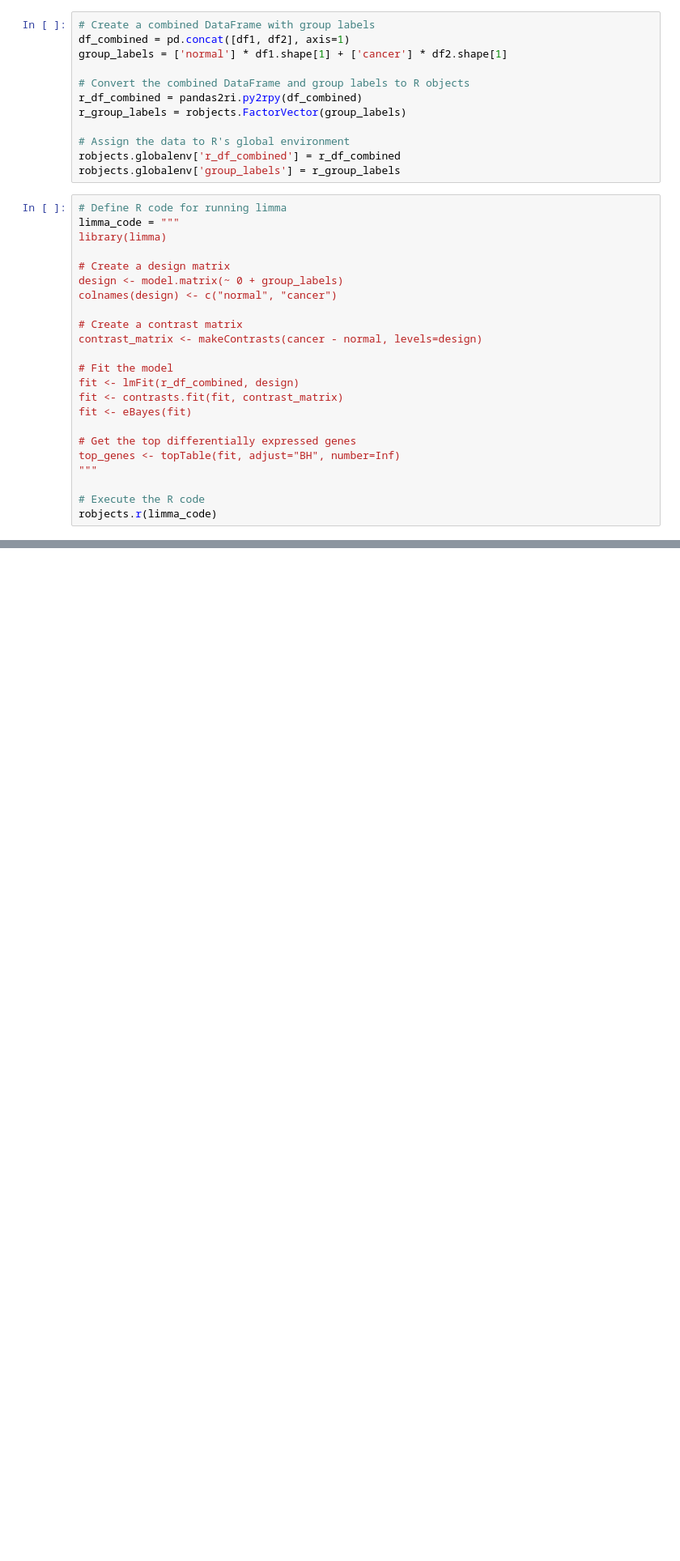
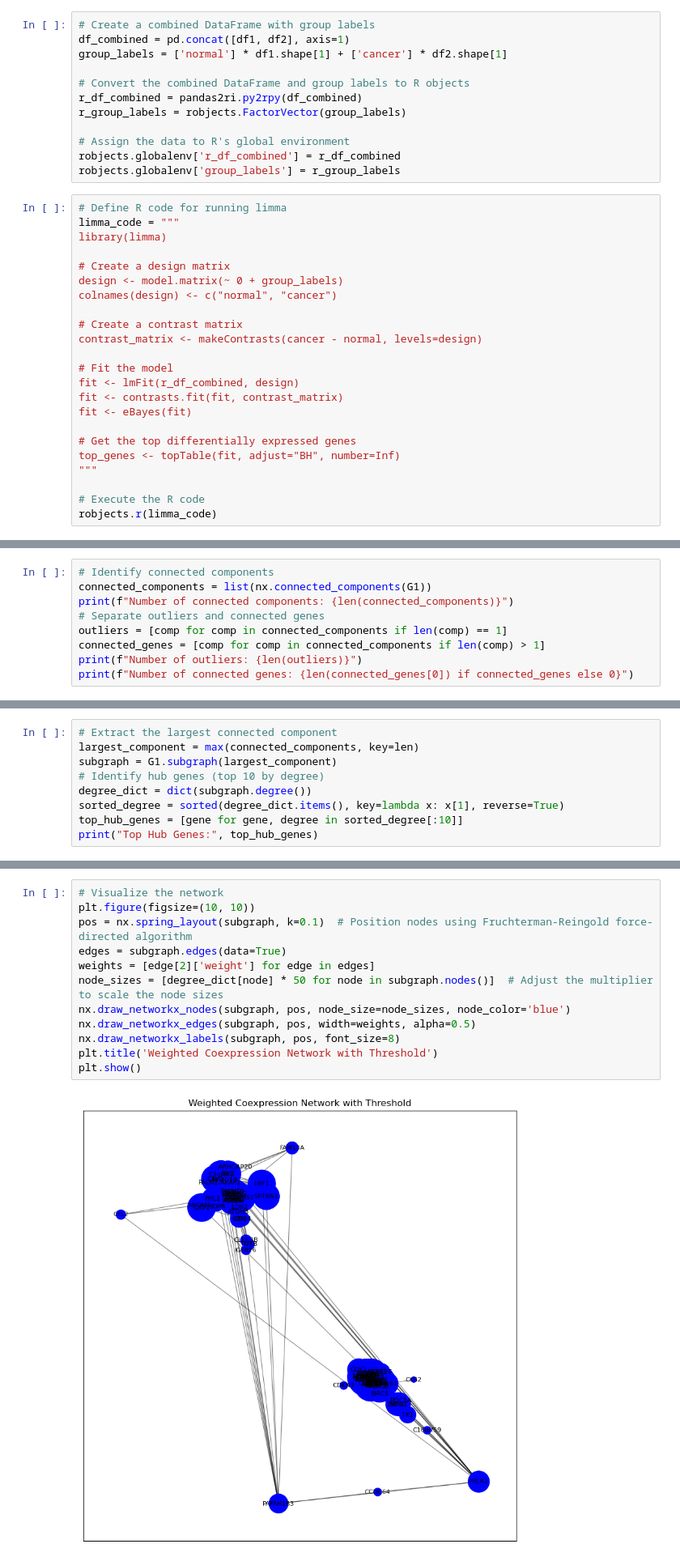
Before and after one commit to lizekss/BRCA-DEG-Analysis, a Jupyter notebook: notebook.ipynb, the cells around one changed output, grey strips where cells are left out. Shown at 81% size. Cells and saved outputs as stored; diff of their text form; blank space fills up the shorter version.

```diff
--- a/notebook.ipynb
+++ b/notebook.ipynb
@@ -173,0 +241,9 @@ KIF20A    300.942221
+# %%
+# Identify connected components
+connected_components = list(nx.connected_components(G1))
+print(f"Number of connected components: {len(connected_components)}")
+# Separate outliers and connected genes
+outliers = [comp for comp in connected_components if len(comp) == 1]
+connected_genes = [comp for comp in connected_components if len(comp) > 1]
+print(f"Number of outliers: {len(outliers)}")
+print(f"Number of connected genes: {len(connected_genes[0]) if connected_genes else 0}")
@@ -173,0 +254,9 @@ KIF20A    300.942221
+# %%
+# Extract the largest connected component
+largest_component = max(connected_components, key=len)
+subgraph = G1.subgraph(largest_component)
+# Identify hub genes (top 10 by degree)
+degree_dict = dict(subgraph.degree())
+sorted_degree = sorted(degree_dict.items(), key=lambda x: x[1], reverse=True)
+top_hub_genes = [gene for gene, degree in sorted_degree[:10]]
+print("Top Hub Genes:", top_hub_genes)
@@ -173,0 +265,14 @@ KIF20A    300.942221
+# %%
+# Visualize the network
+plt.figure(figsize=(10, 10))
+pos = nx.spring_layout(subgraph, k=0.1)  # Position nodes using Fruchterman-Reingold force-directed algorithm
+edges = subgraph.edges(data=True)
+weights = [edge[2]['weight'] for edge in edges]
+node_sizes = [degree_dict[node] * 50 for node in subgraph.nodes()]  # Adjust the multiplier to scale the node sizes
+nx.draw_networkx_nodes(subgraph, pos, node_size=node_sizes, node_color='blue')
+nx.draw_networkx_edges(subgraph, pos, width=weights, alpha=0.5)
+nx.draw_networkx_labels(subgraph, pos, font_size=8)
+plt.title('Weighted Coexpression Network with Threshold')
+plt.show()
+# %% [output]
+[figure, added]
```
Also changed, not shown: parts of 18 cells of this notebook.
